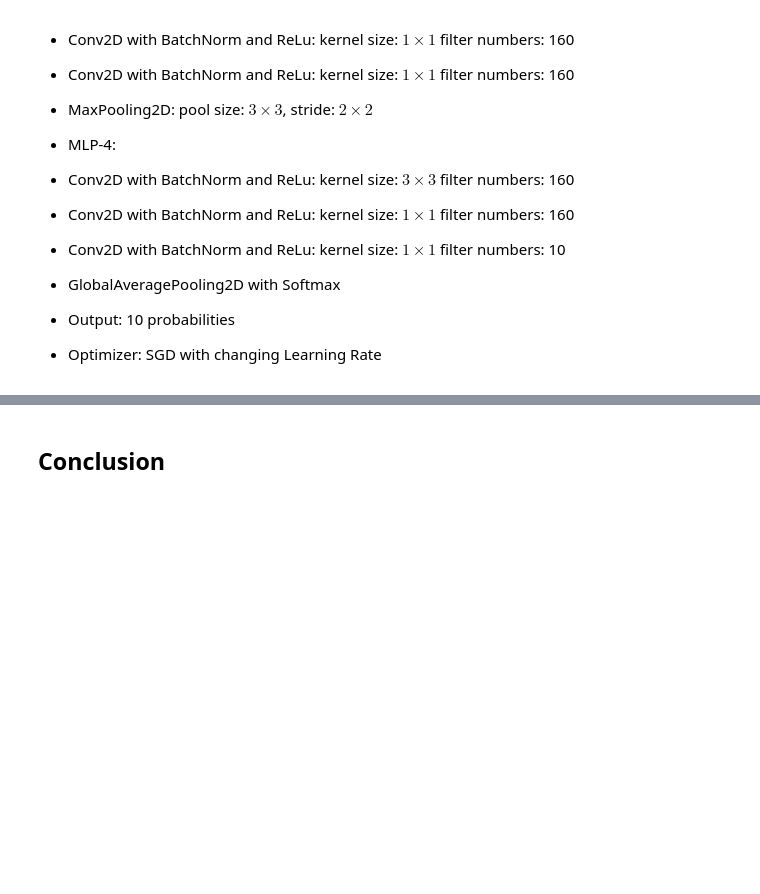
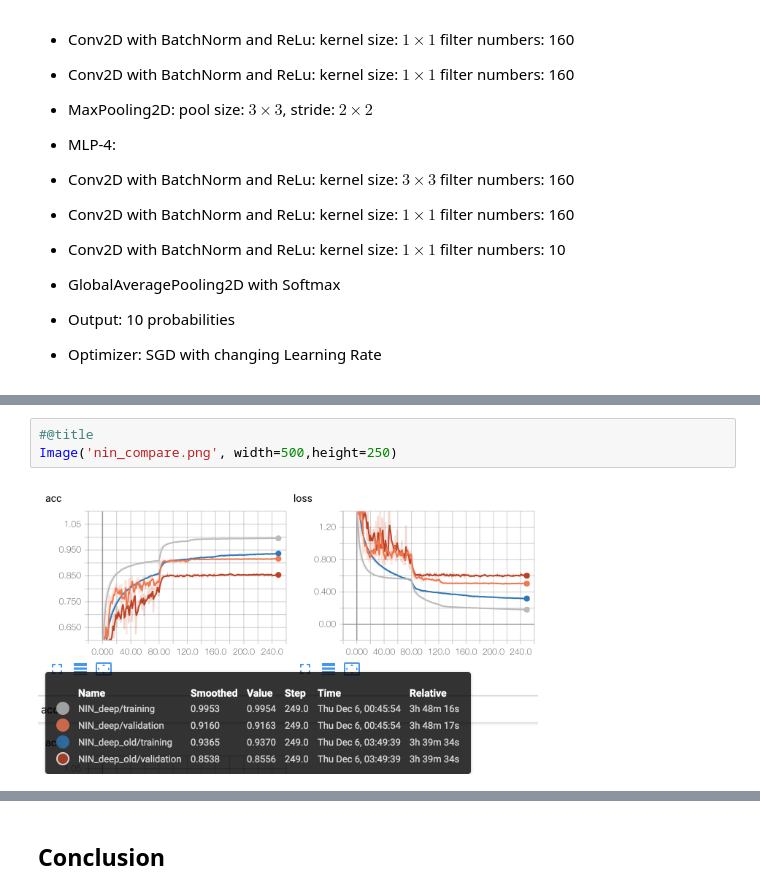
Before and after one commit to wxya2017/GR5242-CIFAR10, a Jupyter notebook: Final_Project_Report.ipynb, the cells around one changed output, grey strips where cells are left out. Cells and saved outputs as stored; diff of their text form; blank space fills up the shorter version.

```diff
--- a/Final_Project_Report.ipynb
+++ b/Final_Project_Report.ipynb
@@ -121,0 +142,5 @@ Image('mlp figure.png', width = 400, height = 200)
+# %%
+#@title
+Image('nin_compare.png', width=500,height=250)
+# %% [output]
+[figure, added]
```
Also changed, not shown: parts of 13 cells of this notebook.
